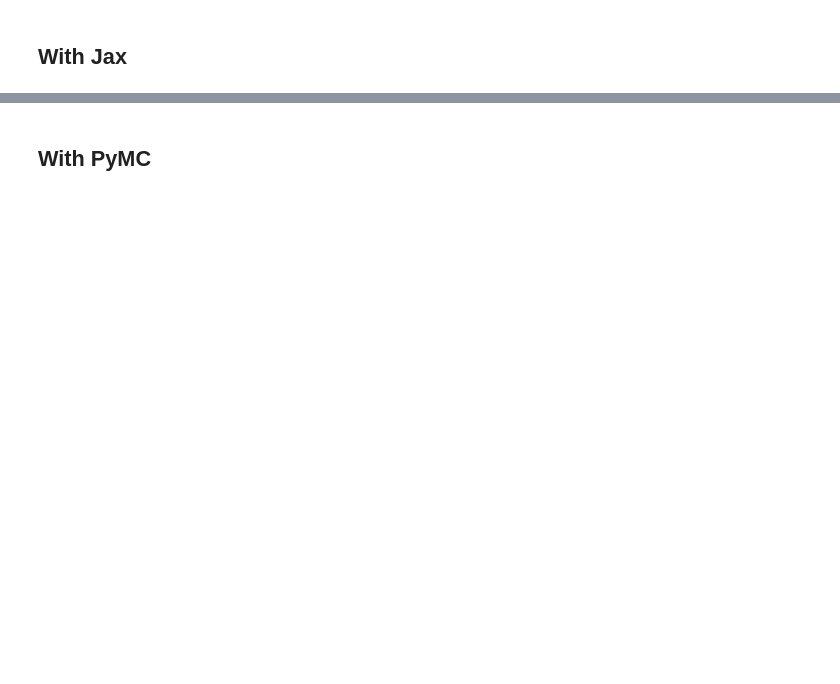
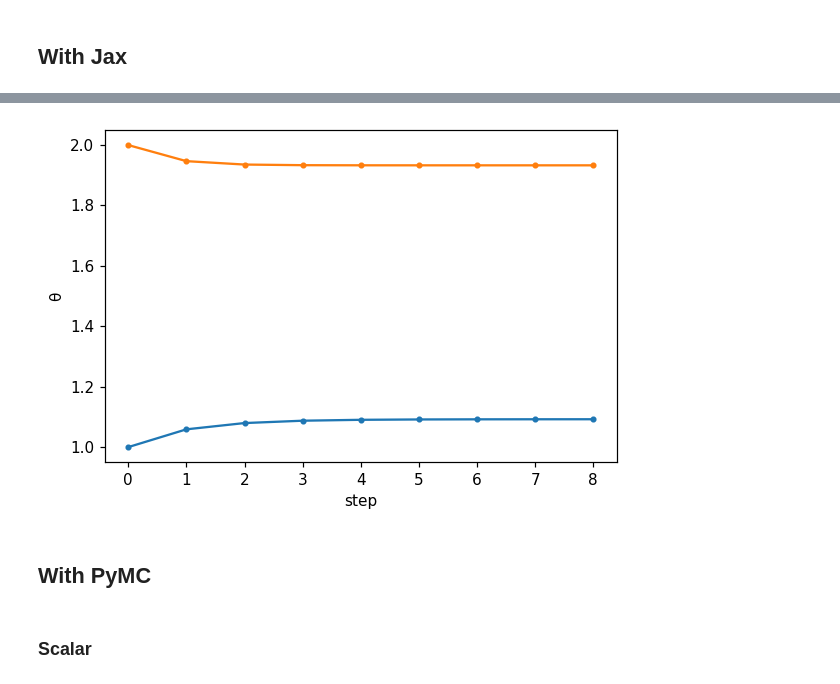
Before and after one commit to marius311/muse_inference, a Jupyter notebook: demo.ipynb, the cells around one changed output, grey strips where cells are left out. Drawn from its saved outputs; the diff is of its cells as text; code cells hidden in the pictures; blank space fills up the shorter version.

```diff
--- a/demo.ipynb
+++ b/demo.ipynb
@@ -91,0 +190,2 @@ plt.ylabel("θ");
+# %%
+result = prob.solve(θ, rng=rng, gradz_logLike_atol=1e-4, progress=True, maxsteps=10);
@@ -92,3 +197,11 @@ plt.ylabel("θ");
+# %%
+plt.plot([h["θ"]["θ1"] for h in result.history], ".-")
+plt.plot([h["θ"]["θ2"] for h in result.history], ".-")
+
+plt.xlabel("step")
+plt.ylabel("θ");
+# %% [output]
+[figure, added]
 # %% [markdown]
 ## With PyMC
 # %%
@@ -95,3 +209,5 @@ plt.ylabel("θ");
 import pymc as pm
 from muse_inference.pymc import PyMCMuseProblem
+# %% [markdown]
+### Scalar
 # %%
```
Also changed, not shown: parts of 32 cells of this notebook, 28 other files.
